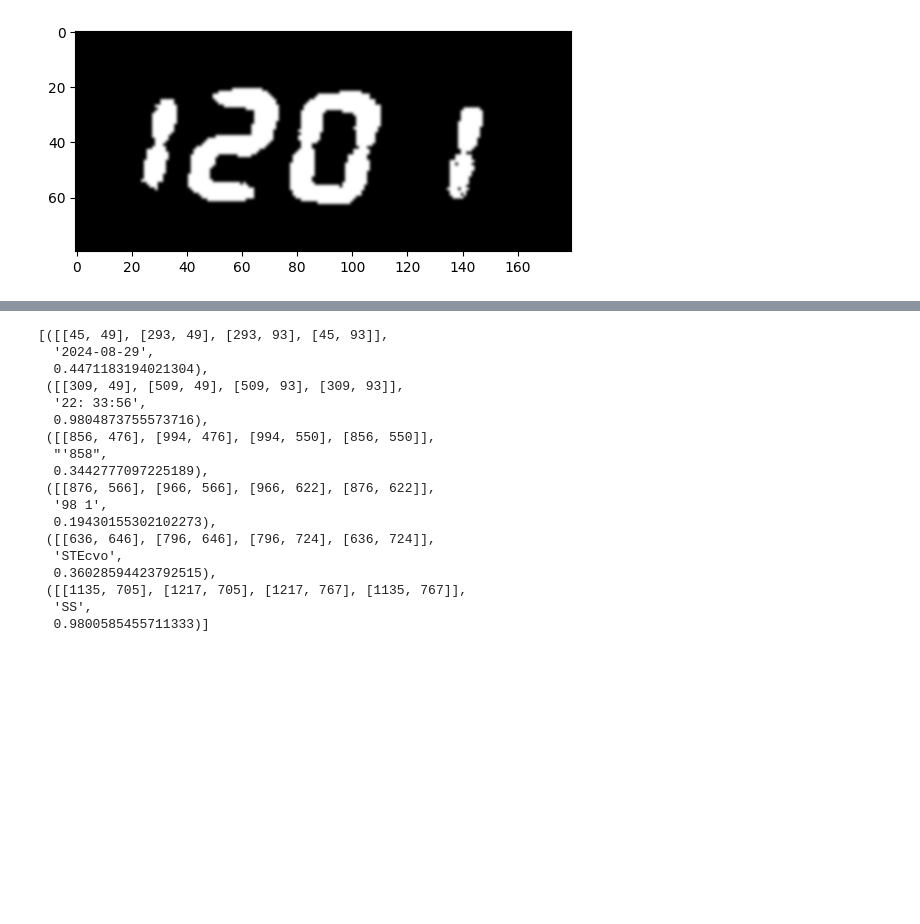
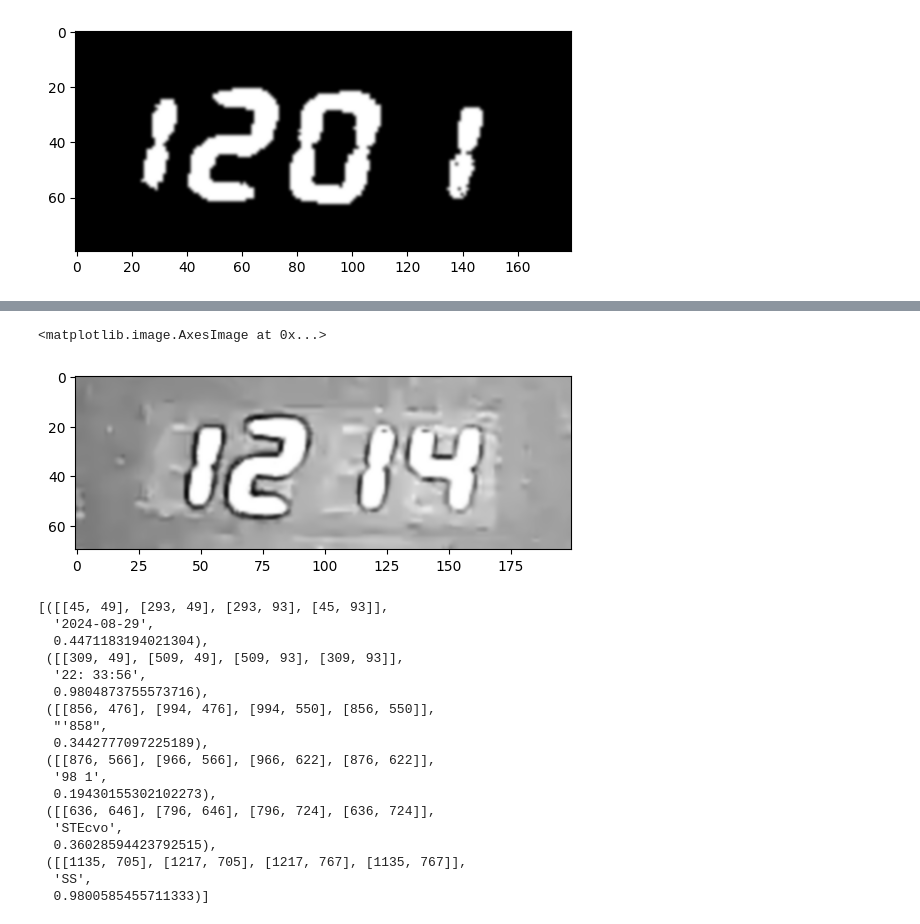
Before and after one commit to Jliporace/reading-kiln-termostat, a Jupyter notebook: notebooks/Untitled.ipynb, the cells around one changed output, grey strips where cells are left out. Drawn from its saved outputs; the diff is of its cells as text; code cells hidden in the pictures; blank space fills up the shorter version.

```diff
--- a/notebooks/Untitled.ipynb
+++ b/notebooks/Untitled.ipynb
@@ -211,8 +239,9 @@ reader.readtext(prepimage(cv2.imread(red2)))
 # %%
-img = '/home/jessica/reading-kiln-termostat/data/processed_recordings/04-09-2023-esmalte/frames/12_240.png'
-# img = cv2.imread(img)
-# ocr = reader.readtext(img)
-# ocr
+img = cv2.imread('/home/jessica/reading-kiln-termostat/data/processed_recordings/04-09-2023-esmalte/frames/23_120.png')
+plt.imshow(img[760:830, 1020:1220], cmap = 'gray', interpolation = 'bicubic')
+# %% [output]
+<matplotlib.image.AxesImage at 0x...>
+[figure, added]
 # %%
 def find_bounding_box(image):
     ocr = reader.readtext(img)
```
Also changed, not shown: parts of 7 cells of this notebook, 23 other files.
